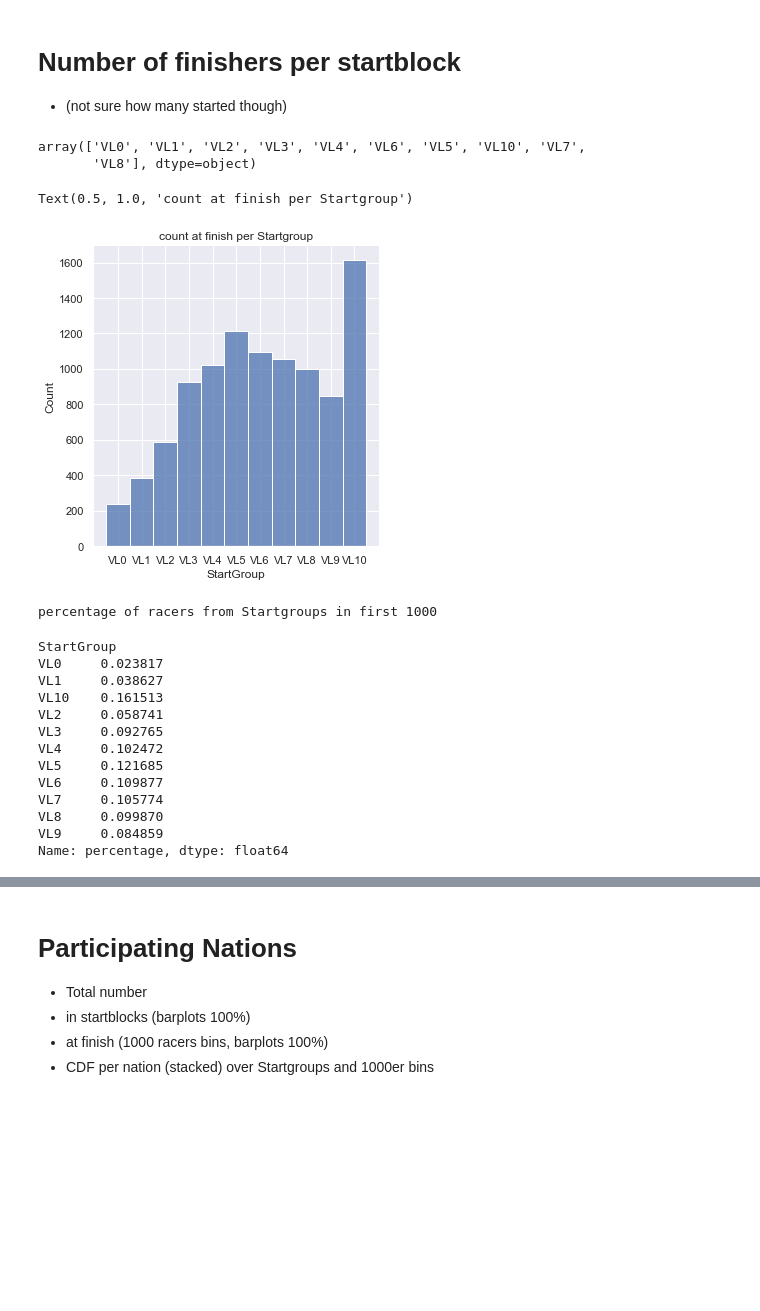
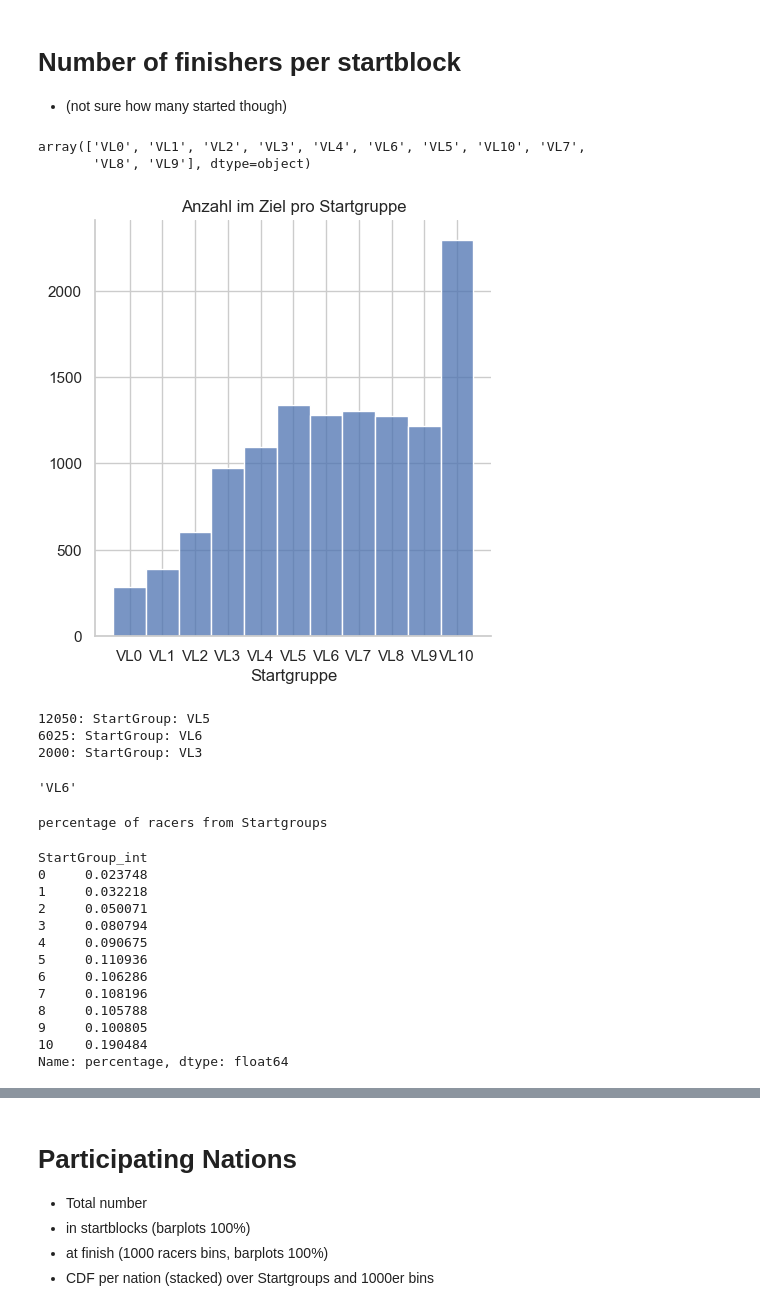
Before and after one commit to JonasWflr/vasaloppet, a Jupyter notebook: 03_analysis 2022.ipynb, the cells around one changed output, grey strips where cells are left out. Drawn from its saved outputs; the diff is of its cells as text; code cells hidden in the pictures; blank space fills up the shorter version.

Commit message:
finalized startblock plots

```diff
--- a/03_analysis 2022.ipynb
+++ b/03_analysis 2022.ipynb
@@ -41,6 +54,9 @@ df = get_and_concat_dfs(['results_2022_M_1_1000.pickle',
                          'results_2022_M_6001_7000.pickle',
                          'results_2022_M_7001_8000.pickle',
                          'results_2022_M_8001_9000.pickle',
-                         'results_2022_M_9001_10000.pickle'])
+                         'results_2022_M_9001_10000.pickle',
+                         'results_2022_M_10001_11000.pickle',
+                         'results_2022_W_1_1000.pickle',
+                         'results_2022_W_1001_2000.pickle'])
 df.shape
 # %% [output]
@@ -74,31 +90,53 @@ df
 df['StartGroup'].unique()
 # %% [output]
 array(['VL0', 'VL1', 'VL2', 'VL3', 'VL4', 'VL6', 'VL5', 'VL10', 'VL7',
-       'VL8'], dtype=object)
+       'VL8', 'VL9'], dtype=object)
 # %%
 sns.set_style('darkgrid')
-sns.displot(df.sort_values(by='StartGroup_int')['StartGroup'])
-plt.title('count at finish per Startgroup')
+#sns.set_theme(style="whitegrid")
+sns.set_style("whitegrid")#, {'axes.grid' : False})
+
+ax = sns.displot(df.sort_values(by='StartGroup_int')['StartGroup'])
+
+ax.set(ylabel=None)
+ax.set(xlabel="Startgruppe")
+plt.title('Anzahl im Ziel pro Startgruppe')
+plt.show()
 # %% [output]
-Text(0.5, 1.0, 'count at finish per Startgroup')
-[figure, old version]
+[figure, new version]
+# %%
+p_max = int(df[['Place']].max())
+p_median = math.floor(p_max/2)
+p_quartile = math.floor(p_max*1/4)
+
+for p_i in [p_max, p_median, 2000]:
+    print(f"{p_i}: StartGroup: {df[df['Place']==p_i]['StartGroup'].values[0]}")
+# %% [output]
+12050: StartGroup: VL5
+6025: StartGroup: VL6
+2000: StartGroup: VL3
+# %%
+df[df['Place']==p_median]['StartGroup'].values[0]
+# %% [output]
+'VL6'
 # %%
-df_startblocks = df.groupby(by=['StartGroup']).count()
-df_startblocks['percentage'] = df_startblocks['Bib']/df_startblocks['Bib'].sum()
-print('percentage of racers from Startgroups in first 1000 ')
-df_startblocks['percentage']
+df_startblocks = df.groupby(by=['StartGroup_int'])[['Group']].count()
+df_startblocks.rename(columns={'Group': 'size'}, inplace=True)
+df_startblocks['percentage'] = df_startblocks['size']/df_startblocks['size'].sum()
+print('percentage of racers from Startgroups')
+df_startblocks['percentage'].sort_index()
 # %% [output]
-percentage of racers from Startgroups in first 1000
+percentage of racers from Startgroups
-StartGroup
-VL0     0.023817
-VL1     0.038627
-VL10    0.161513
-VL2     0.058741
-VL3     0.092765
-VL4     0.102472
-VL5     0.121685
-VL6     0.109877
-VL7     0.105774
-VL8     0.099870
-VL9     0.084859
+StartGroup_int
+0     0.023748
+1     0.032218
+2     0.050071
+3     0.080794
+4     0.090675
+5     0.110936
+6     0.106286
+7     0.108196
+8     0.105788
+9     0.100805
+10    0.190484
 Name: percentage, dtype: float64
```
Also changed, not shown: parts of 39 cells of this notebook, 17 other files.
